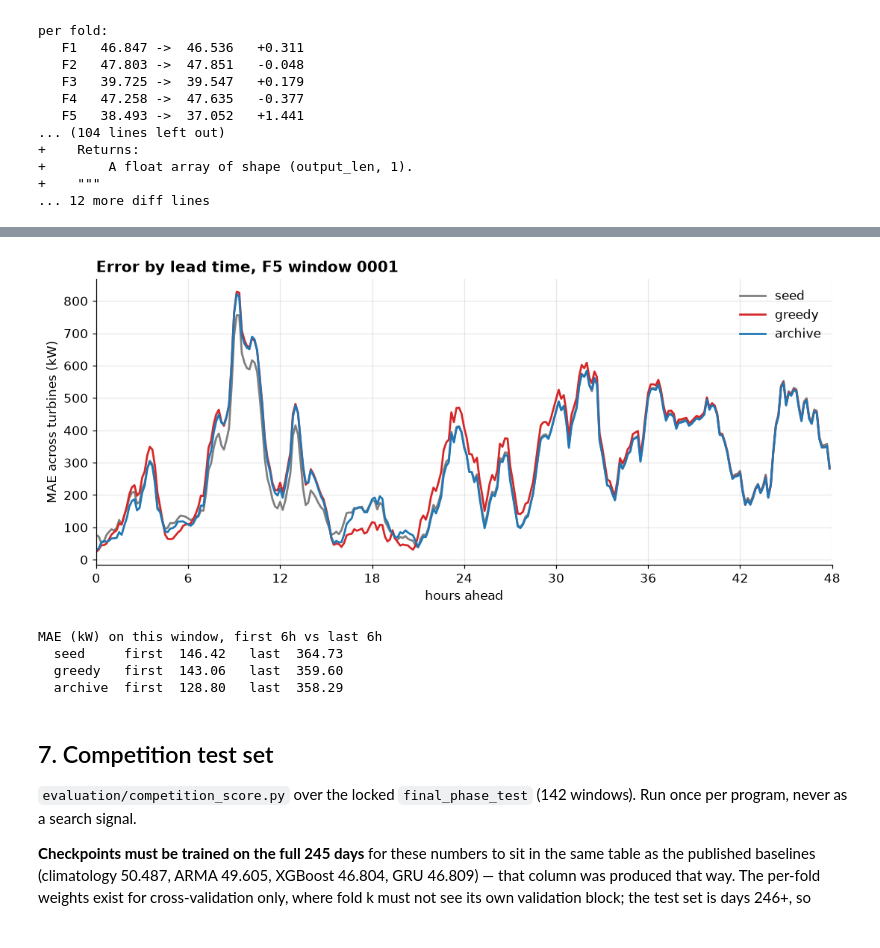
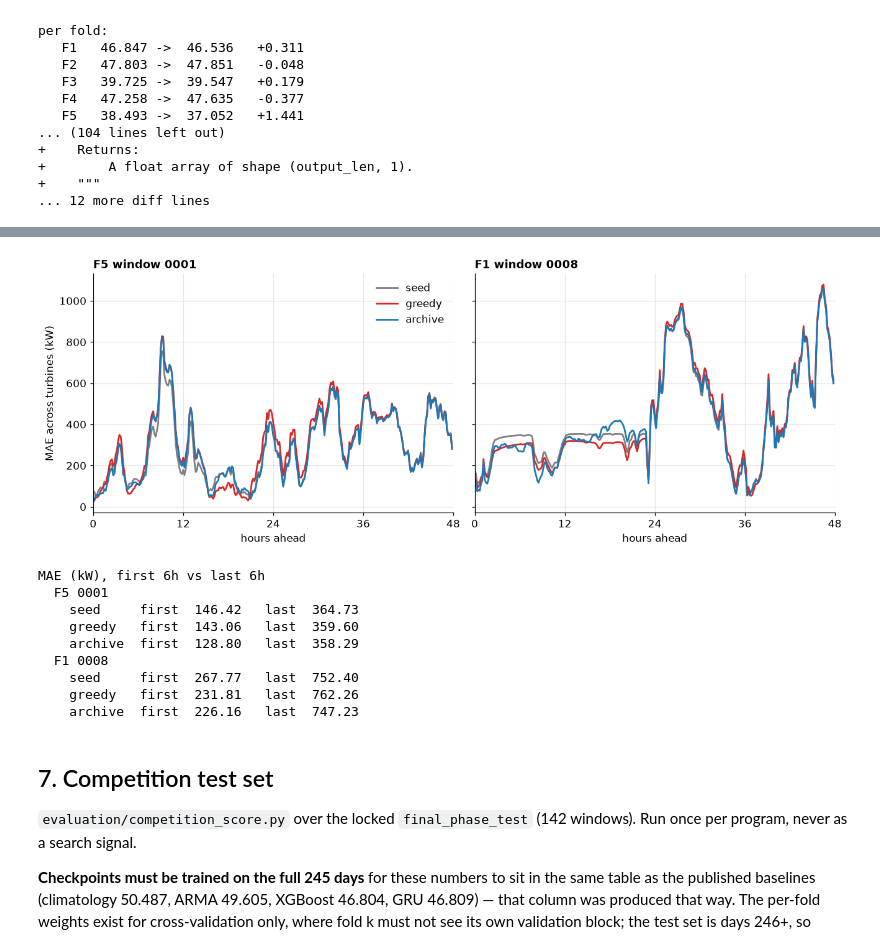
Before and after one commit to dorsamou/windevolve, a Jupyter notebook: notebooks/search_policy_cv_analysis.ipynb, the cells around one changed output, grey strips where cells are left out. Saved outputs shown, nothing was run; the diff lists cells and outputs as text; code cells hidden in the pictures.

```diff
--- a/notebooks/search_policy_cv_analysis.ipynb
+++ b/notebooks/search_policy_cv_analysis.ipynb
@@ -205,7 +205,7 @@ for k, df in runs.items():
     ax.scatter(frontier.n, frontier.fold_std, s=22, color=COL[k], zorder=3)
 ax.axhline(runs["greedy"].fold_std.iloc[0], color="black", lw=1, ls="--")
 ax.annotate("seed, 4.298", xy=(2, runs["greedy"].fold_std.iloc[0] + 0.04), fontsize=9)
-ax.set_xlabel("evaluations"); ax.set_ylabel("fold_std of the best-so-far program (MW)")
+ax.set_xlabel("evaluations"); ax.set_ylabel("fold_std of the best-so-far program (validation, MW)")
 ax.set_title("Did the leading program get more consistent across periods?",
              loc="left", fontsize=12, weight="bold")
 ax.set_xlim(0, 121); ax.legend(frameon=False)
@@ -459,14 +465,22 @@ def truth(fold="F5", window="0001"):
     df = pd.read_csv(FOLDS_ROOT / fold / "windows" / "outfile" / f"{window}out.csv")
     return df["Patv"].to_numpy(dtype=float).reshape(CAP, OUT_LEN)
 
-FOLD, WINDOW = "F5", "0001"
 champs = {k: CHAMP[k].id for k in ARMS}
 print("champions:", champs)
 
-y     = truth(FOLD, WINDOW)
-preds = {"seed": predict(ARMS["greedy"], "001", FOLD, WINDOW)}
-for k, arm_dir in ARMS.items():
-    preds[k] = predict(arm_dir, champs[k], FOLD, WINDOW)
+# Two windows from different folds: one late-period (F5) and one early (F1),
+# so the plots are not a single lucky or unlucky day.
+WINDOWS = [("F5", "0001"), ("F1", "0008")]
+
+def run_all(fold, window):
+    p = {"seed": predict(ARMS["greedy"], "001", fold, window)}
+    for k, arm_dir in ARMS.items():
+        p[k] = predict(arm_dir, champs[k], fold, window)
+    return truth(fold, window), p
+
+CASES = {(f, w): run_all(f, w) for f, w in WINDOWS}
+FOLD, WINDOW = WINDOWS[0]
+y, preds = CASES[(FOLD, WINDOW)]
 print({k: v.shape for k, v in preds.items()})
 # %% [output]
 champions: {'greedy': '119', 'archive': '120'}
@@ -516,25 +561,34 @@ fig.tight_layout(); fig.savefig(FIGS / "forecast_turbines.png"); plt.show()
 # %%
-# Error by lead time, averaged over turbines. Shows WHERE each program wins.
-fig, ax = plt.subplots(figsize=(10, 4.5))
-for lab, col in [("seed", "tab:gray")] + [(k, COL[k]) for k in ARMS]:
-    mae_h = np.nanmean(np.abs(preds[lab] - y), axis=0)
-    ax.plot(hours, mae_h, color=col, lw=1.8, label=lab)
-ax.set_xlabel("hours ahead"); ax.set_ylabel("MAE across turbines (kW)")
-ax.set_title(f"Error by lead time, {FOLD} window {WINDOW}",
-             loc="left", fontsize=13, weight="bold")
-ax.set_xlim(0, 48); ax.set_xticks(range(0, 49, 6)); ax.legend(frameon=False)
+fig, axes = plt.subplots(1, len(WINDOWS), figsize=(6 * len(WINDOWS), 4.5), sharey=True)
+for ax, (fold, window) in zip(np.atleast_1d(axes), WINDOWS):
+    yy, pp = CASES[(fold, window)]
+    for lab, col in [("seed", "tab:gray")] + [(k, COL[k]) for k in ARMS]:
+        ax.plot(hours, np.nanmean(np.abs(pp[lab] - yy), axis=0), color=col, lw=1.8, label=lab)
+    ax.set_xlabel("hours ahead")
+    ax.set_title(f"{fold} window {window}", loc="left", fontsize=12, weight="bold")
+    ax.set_xlim(0, 48); ax.set_xticks(range(0, 49, 12))
+np.atleast_1d(axes)[0].set_ylabel("MAE across turbines (kW)")
+np.atleast_1d(axes)[0].legend(frameon=False)
 fig.tight_layout(); fig.savefig(FIGS / "error_by_lead_time.png"); plt.show()
 
-print("MAE (kW) on this window, first 6h vs last 6h")
-for lab in ["seed"] + list(ARMS):
-    e = np.abs(preds[lab] - y)
-    print(f"  {lab:8s} first {np.nanmean(e[:, :36]):7.2f}   last {np.nanmean(e[:, -36:]):7.2f}")
+print("MAE (kW), first 6h vs last 6h")
+for fold, window in WINDOWS:
+    yy, pp = CASES[(fold, window)]
+    print(f"  {fold} {window}")
+    for lab in ["seed"] + list(ARMS):
+        e = np.abs(pp[lab] - yy)
+        print(f"    {lab:8s} first {np.nanmean(e[:, :36]):7.2f}   last {np.nanmean(e[:, -36:]):7.2f}")
 # %% [output]
-[figure, old version]
+[figure, new version]
-MAE (kW) on this window, first 6h vs last 6h
-  seed     first  146.42   last  364.73
-  greedy   first  143.06   last  359.60
-  archive  first  128.80   last  358.29
+MAE (kW), first 6h vs last 6h
+  F5 0001
+    seed     first  146.42   last  364.73
+    greedy   first  143.06   last  359.60
+    archive  first  128.80   last  358.29
+  F1 0008
+    seed     first  267.77   last  752.40
+    greedy   first  231.81   last  762.26
+    archive  first  226.16   last  747.23
 # %% [markdown]
 ## 7. Competition test set
 
```
Also changed, not shown: parts of 37 cells of this notebook, 5 other files.
